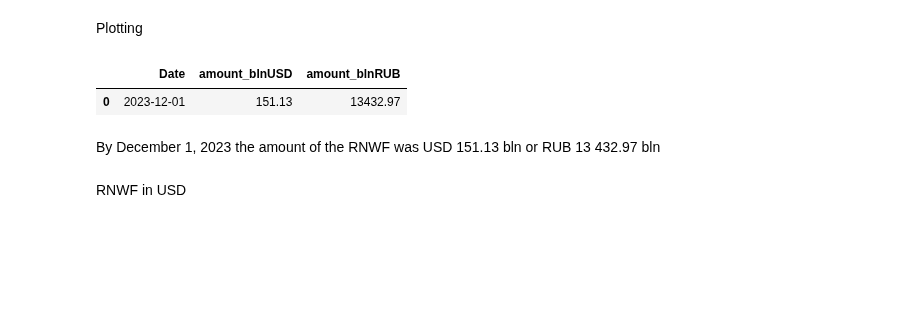
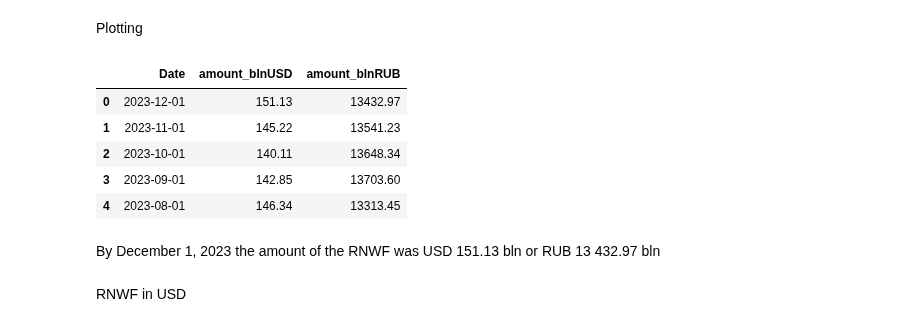
Before and after one commit to winterForestStump/RNWF, a Jupyter notebook: code/rnwf_plots.ipynb, the cells around one changed output. Cells and saved outputs as stored; diff of their text form; code cells hidden in the pictures; blank space fills up the shorter version.

```diff
--- a/code/rnwf_plots.ipynb
+++ b/code/rnwf_plots.ipynb
@@ -7,10 +7,14 @@ import altair as alt
 # %%
 df = pd.read_csv('https://raw.githubusercontent.com/winterForestStump/RNWF/main/data/rnwf.csv')
 # %%
-df[['Date', 'amount_blnUSD', 'amount_blnRUB']].head(1)
+df[['Date', 'amount_blnUSD', 'amount_blnRUB']].head(5)
 # %% [output]
 |  | Date | amount_blnUSD | amount_blnRUB |
 | 0 | 2023-12-01 | 151.13 | 13432.97 |
+| 1 | 2023-11-01 | 145.22 | 13541.23 |
+| 2 | 2023-10-01 | 140.11 | 13648.34 |
+| 3 | 2023-09-01 | 142.85 | 13703.60 |
+| 4 | 2023-08-01 | 146.34 | 13313.45 |
 # %% [markdown]
 By December 1, 2023 the amount of the RNWF was USD 151.13 bln or RUB 13 432.97 bln
 # %% [markdown]
```
Also changed, not shown: 1 other file.
